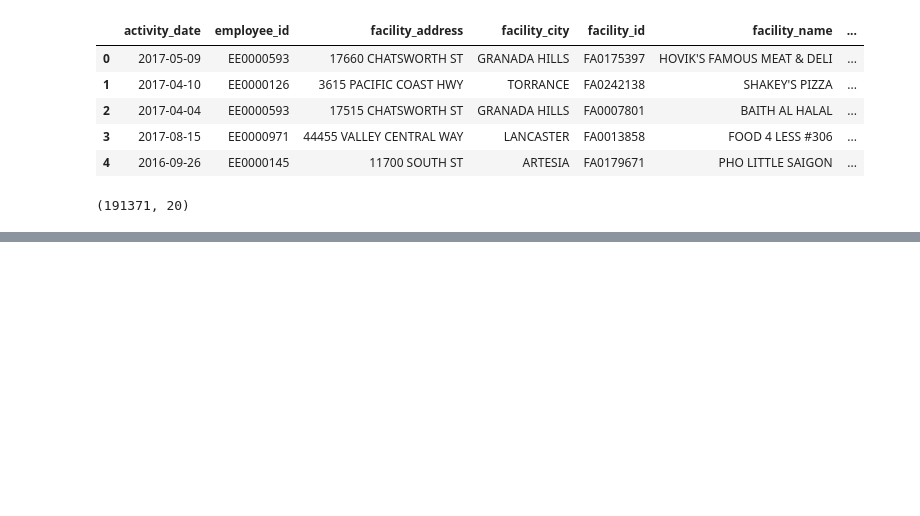
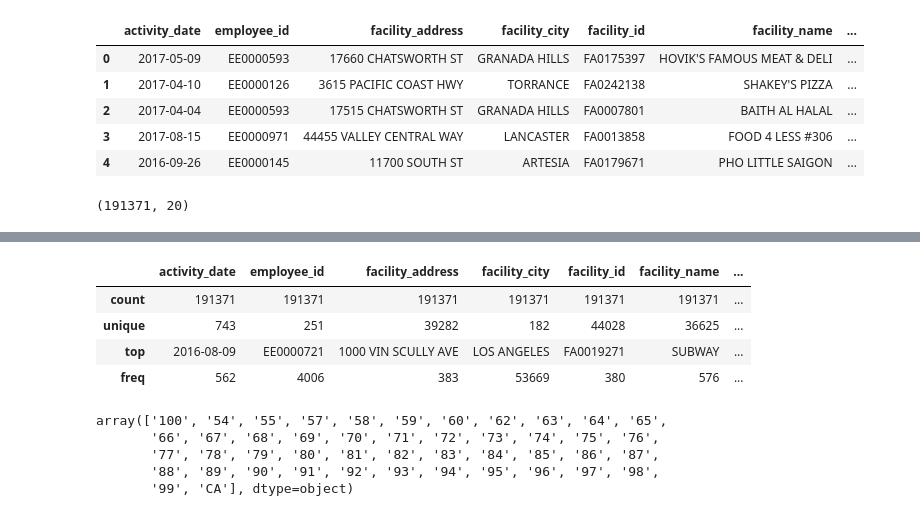
Before and after one commit to lluc507/Stats131Project, a Jupyter notebook: Final Project.ipynb, the cells around one changed output, grey strips where cells are left out. Cells and saved outputs as stored; diff of their text form; code cells hidden in the pictures; blank space fills up the shorter version.

```diff
--- a/Final Project.ipynb
+++ b/Final Project.ipynb
@@ -47,0 +79,16 @@ See the caveats in the documentation: http://pandas.pydata.org/pandas-docs/stabl
+# %%
+inspections.describe()
+# %% [output]
+|  | activity_date | employee_id | facility_address | facility_city | facility_id | facility_name | ... |
+| count | 191371 | 191371 | 191371 | 191371 | 191371 | 191371 | ... |
+| unique | 743 | 251 | 39282 | 182 | 44028 | 36625 | ... |
+| top | 2016-08-09 | EE0000721 | 1000 VIN SCULLY AVE | LOS ANGELES | FA0019271 | SUBWAY | ... |
+| freq | 562 | 4006 | 383 | 53669 | 380 | 576 | ... |
+# %%
+np.unique(inspections['score'])
+# %% [output]
+array(['100', '54', '55', '57', '58', '59', '60', '62', '63', '64', '65',
+       '66', '67', '68', '69', '70', '71', '72', '73', '74', '75', '76',
+       '77', '78', '79', '80', '81', '82', '83', '84', '85', '86', '87',
+       '88', '89', '90', '91', '92', '93', '94', '95', '96', '97', '98',
+       '99', 'CA'], dtype=object)
```
Also changed, not shown: parts of 8 cells of this notebook.
